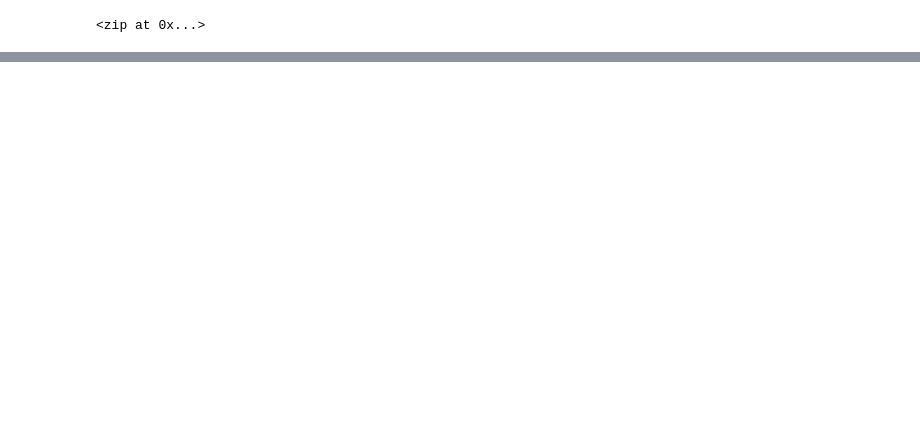
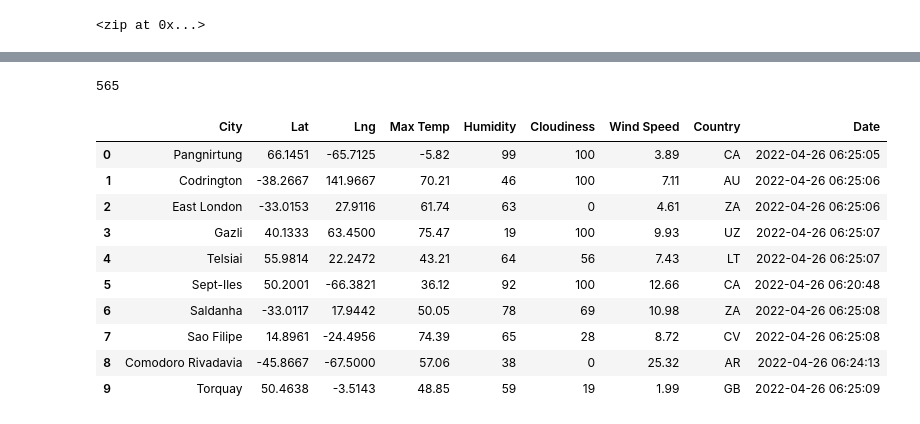
Before and after one commit to loraleonida/World_Weather_Analysis, a Jupyter notebook: WeatherPy.ipynb, the cells around one changed output, grey strips where cells are left out. Saved outputs shown, nothing was run; the diff lists cells and outputs as text; code cells hidden in the pictures; blank space fills up the shorter version.

Commit message:
Modifying .gitignore and updating WeatherPy file.

```diff
--- a/WeatherPy.ipynb
+++ b/WeatherPy.ipynb
@@ -33,0 +40,3 @@ len(cities)
+# %%
+# Build the basic URL for the OpenWeatherMap + weather_api_key
+url = "http://api.openweathermap.org/data/2.5/weather?units=Imperial&APPID=" + weather_api_key
@@ -33,0 +127,20 @@ len(cities)
+# %%
+len(city_data)
+# %% [output]
+565
+# %%
+# Convert the array of dictionaries to a Pandas DataFrame.
+city_data_df = pd.DataFrame(city_data)
+city_data_df.head(10)
+# %% [output]
+|  | City | Lat | Lng | Max Temp | Humidity | Cloudiness | Wind Speed | Country | Date |
+| 0 | Pangnirtung | 66.1451 | -65.7125 | -5.82 | 99 | 100 | 3.89 | CA | 2022-04-26 06:25:05 |
+| 1 | Codrington | -38.2667 | 141.9667 | 70.21 | 46 | 100 | 7.11 | AU | 2022-04-26 06:25:06 |
+| 2 | East London | -33.0153 | 27.9116 | 61.74 | 63 | 0 | 4.61 | ZA | 2022-04-26 06:25:06 |
+| 3 | Gazli | 40.1333 | 63.4500 | 75.47 | 19 | 100 | 9.93 | UZ | 2022-04-26 06:25:07 |
+| 4 | Telsiai | 55.9814 | 22.2472 | 43.21 | 64 | 56 | 7.43 | LT | 2022-04-26 06:25:07 |
+| 5 | Sept-Iles | 50.2001 | -66.3821 | 36.12 | 92 | 100 | 12.66 | CA | 2022-04-26 06:20:48 |
+| 6 | Saldanha | -33.0117 | 17.9442 | 50.05 | 78 | 69 | 10.98 | ZA | 2022-04-26 06:25:08 |
+| 7 | Sao Filipe | 14.8961 | -24.4956 | 74.39 | 65 | 28 | 8.72 | CV | 2022-04-26 06:25:08 |
+| 8 | Comodoro Rivadavia | -45.8667 | -67.5000 | 57.06 | 38 | 0 | 25.32 | AR | 2022-04-26 06:24:13 |
+| 9 | Torquay | 50.4638 | -3.5143 | 48.85 | 59 | 19 | 1.99 | GB | 2022-04-26 06:25:09 |
```
Also changed, not shown: parts of 6 cells of this notebook, 1 other file.
